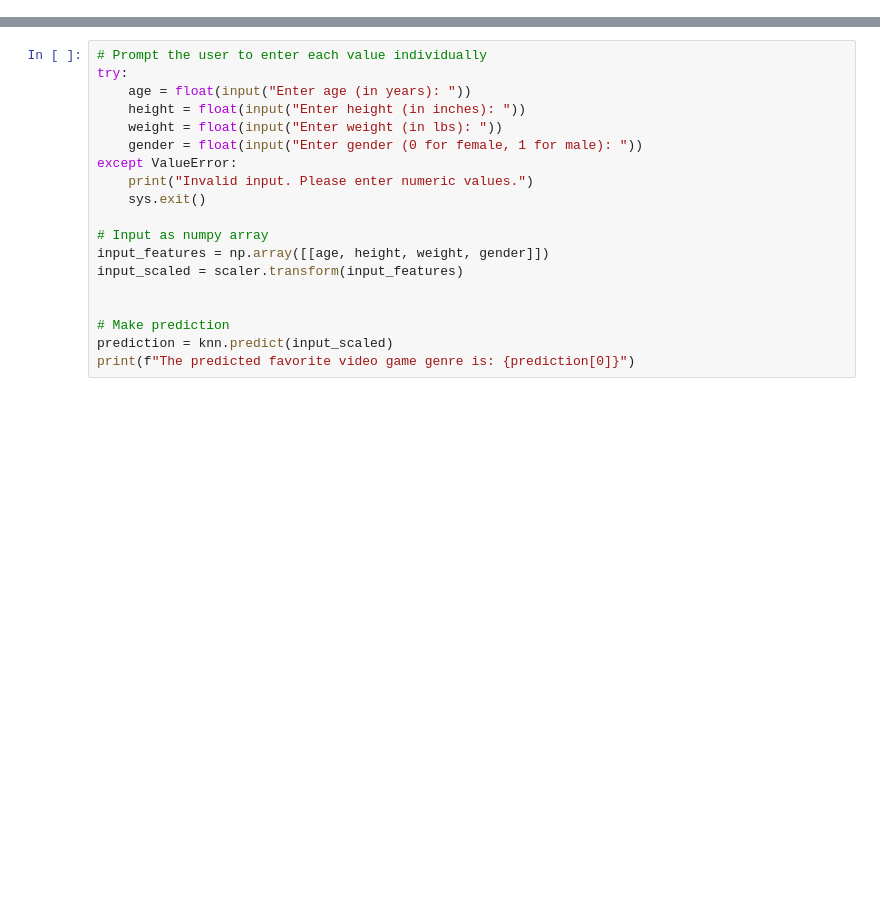
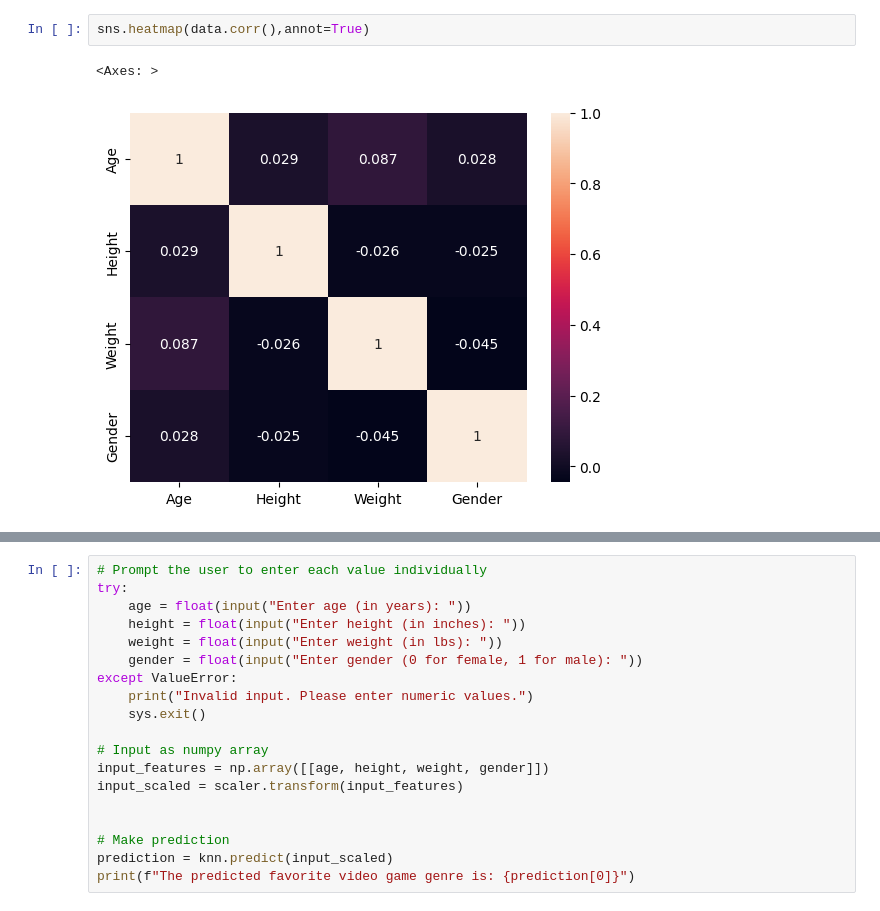
Before and after one commit to Ken-Alviola/CSC525, a Jupyter notebook: Mod2CT_test.ipynb, the cells around one changed output, grey strips where cells are left out. Saved outputs shown, nothing was run; the diff lists cells and outputs as text; blank space fills up the shorter version.

```diff
--- a/Mod2CT_test.ipynb
+++ b/Mod2CT_test.ipynb
@@ -0,0 +133,5 @@
+# %%
+sns.heatmap(data.corr(),annot=True)
+# %% [output]
+<Axes: >
+[figure, added]
```
Also changed, not shown: parts of 19 cells of this notebook.
